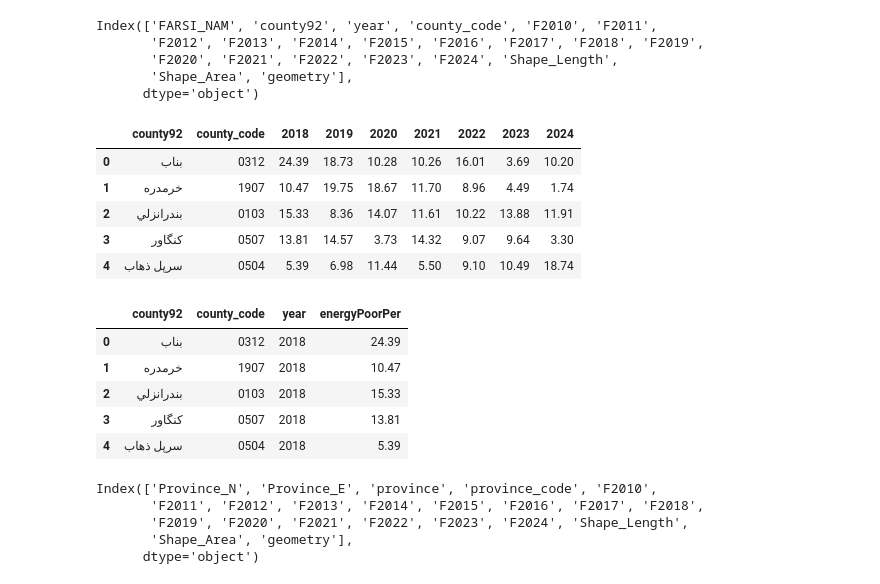
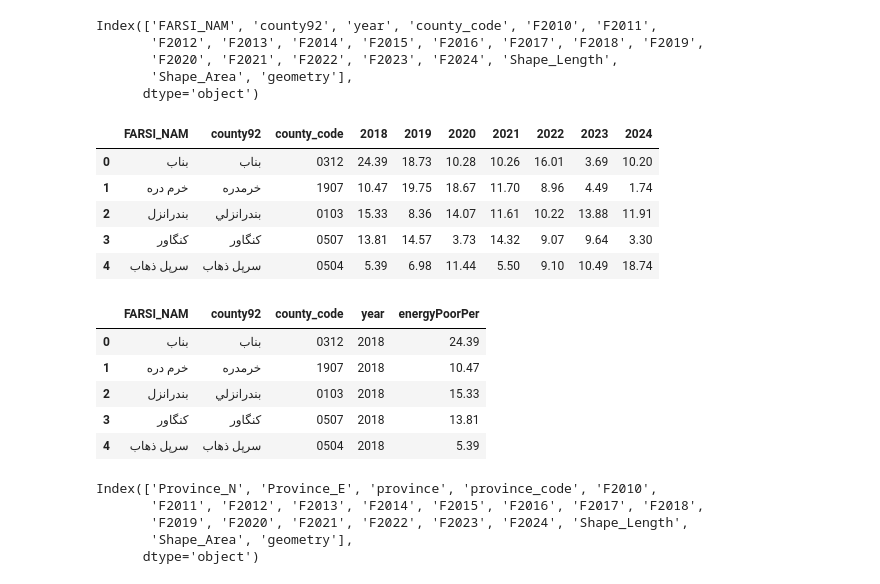
Before and after one commit to sinanarimani/energy-poverty, a Jupyter notebook: evaluation.ipynb, the cells around one changed output. Drawn from its saved outputs; the diff is of its cells as text; code cells hidden in the pictures.

Commit message:
join column was added

```diff
--- a/evaluation.ipynb
+++ b/evaluation.ipynb
@@ -1670,34 +1670,34 @@ Index(['FARSI_NAM', 'county92', 'year', 'county_code', 'F2010', 'F2011',
        'Shape_Area', 'geometry'],
       dtype='object')
 # %%
-county.drop(columns = ['FARSI_NAM','year','F2010','F2011', 'F2012', 'F2013', 'F2014', 'F2015', 'F2016', 'F2017','Shape_Length','Shape_Area', 'geometry'], inplace= True)
+county.drop(columns = ['year','F2010','F2011', 'F2012', 'F2013', 'F2014', 'F2015', 'F2016', 'F2017','Shape_Length','Shape_Area', 'geometry'], inplace= True)
 county.rename(columns = {
     "F2018":2018,
     "F2019":2019,
     "F2020":2020,
     "F2021":2021,
     "F2022":2022,
     "F2023":2023,
     "F2024":2024
 }, inplace = True)
 county.head()
 # %% [output]
-|  | county92 | county_code | 2018 | 2019 | 2020 | 2021 | 2022 | 2023 | 2024 |
-| 0 | بناب | 0312 | 24.39 | 18.73 | 10.28 | 10.26 | 16.01 | 3.69 | 10.20 |
-| 1 | خرمدره | 1907 | 10.47 | 19.75 | 18.67 | 11.70 | 8.96 | 4.49 | 1.74 |
-| 2 | بندرانزلي | 0103 | 15.33 | 8.36 | 14.07 | 11.61 | 10.22 | 13.88 | 11.91 |
-| 3 | کنگاور | 0507 | 13.81 | 14.57 | 3.73 | 14.32 | 9.07 | 9.64 | 3.30 |
-| 4 | سرپل ذهاب | 0504 | 5.39 | 6.98 | 11.44 | 5.50 | 9.10 | 10.49 | 18.74 |
+|  | FARSI_NAM | county92 | county_code | 2018 | 2019 | 2020 | 2021 | 2022 | 2023 | 2024 |
+| 0 | بناب | بناب | 0312 | 24.39 | 18.73 | 10.28 | 10.26 | 16.01 | 3.69 | 10.20 |
+| 1 | خرم دره | خرمدره | 1907 | 10.47 | 19.75 | 18.67 | 11.70 | 8.96 | 4.49 | 1.74 |
+| 2 | بندرانزل | بندرانزلي | 0103 | 15.33 | 8.36 | 14.07 | 11.61 | 10.22 | 13.88 | 11.91 |
+| 3 | كنگاور | کنگاور | 0507 | 13.81 | 14.57 | 3.73 | 14.32 | 9.07 | 9.64 | 3.30 |
+| 4 | سرپل ذهاب | سرپل ذهاب | 0504 | 5.39 | 6.98 | 11.44 | 5.50 | 9.10 | 10.49 | 18.74 |
 # %%
-county = pd.melt(frame= county, id_vars=["county92","county_code"], value_name= "energyPoorPer", var_name= "year")
+county = pd.melt(frame= county, id_vars=["FARSI_NAM","county92","county_code"], value_name= "energyPoorPer", var_name= "year")
 county.head()
 # %% [output]
-|  | county92 | county_code | year | energyPoorPer |
-| 0 | بناب | 0312 | 2018 | 24.39 |
-| 1 | خرمدره | 1907 | 2018 | 10.47 |
-| 2 | بندرانزلي | 0103 | 2018 | 15.33 |
-| 3 | کنگاور | 0507 | 2018 | 13.81 |
-| 4 | سرپل ذهاب | 0504 | 2018 | 5.39 |
+|  | FARSI_NAM | county92 | county_code | year | energyPoorPer |
+| 0 | بناب | بناب | 0312 | 2018 | 24.39 |
+| 1 | خرم دره | خرمدره | 1907 | 2018 | 10.47 |
+| 2 | بندرانزل | بندرانزلي | 0103 | 2018 | 15.33 |
+| 3 | كنگاور | کنگاور | 0507 | 2018 | 13.81 |
+| 4 | سرپل ذهاب | سرپل ذهاب | 0504 | 2018 | 5.39 |
 # %%
 province = gpd.read_file(r"C:\Users\Mahsa\Documents\ArcGIS\Projects\energy poverty\energy poverty.gdb", layer= "province")
 province.columns
```
Also changed, not shown: 2 other files.
